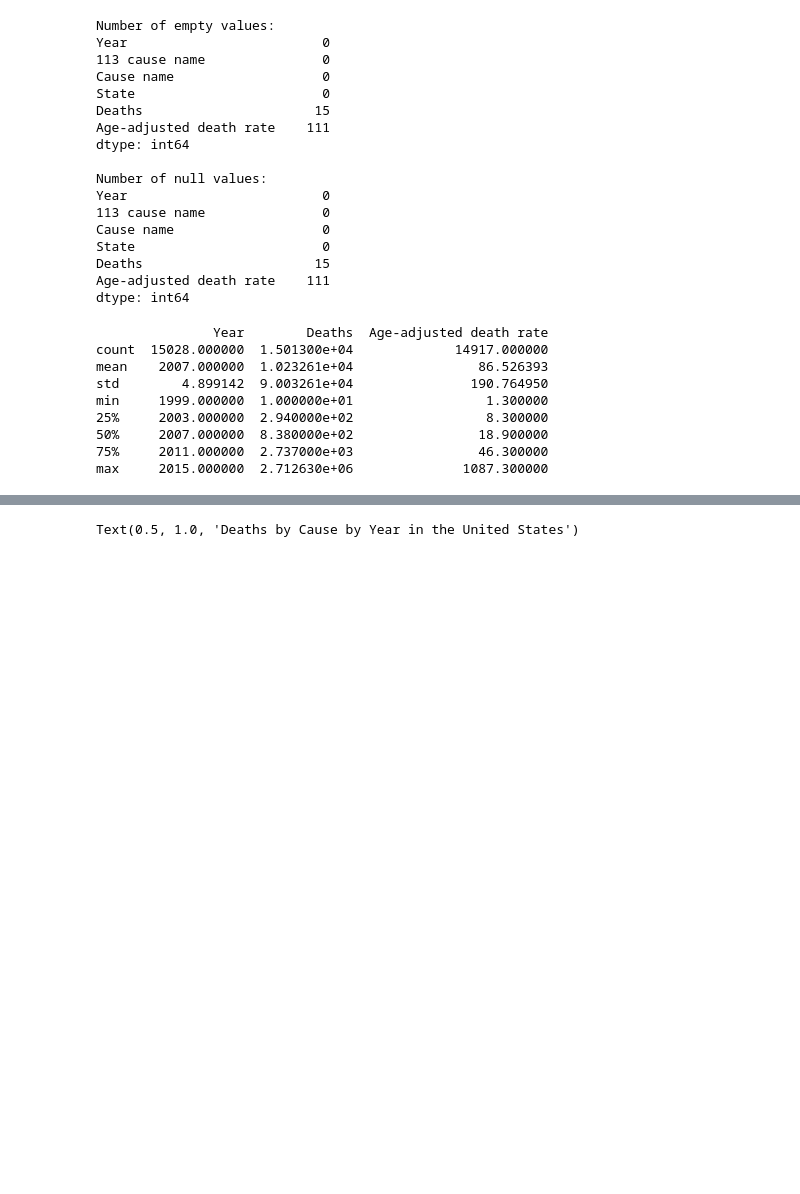
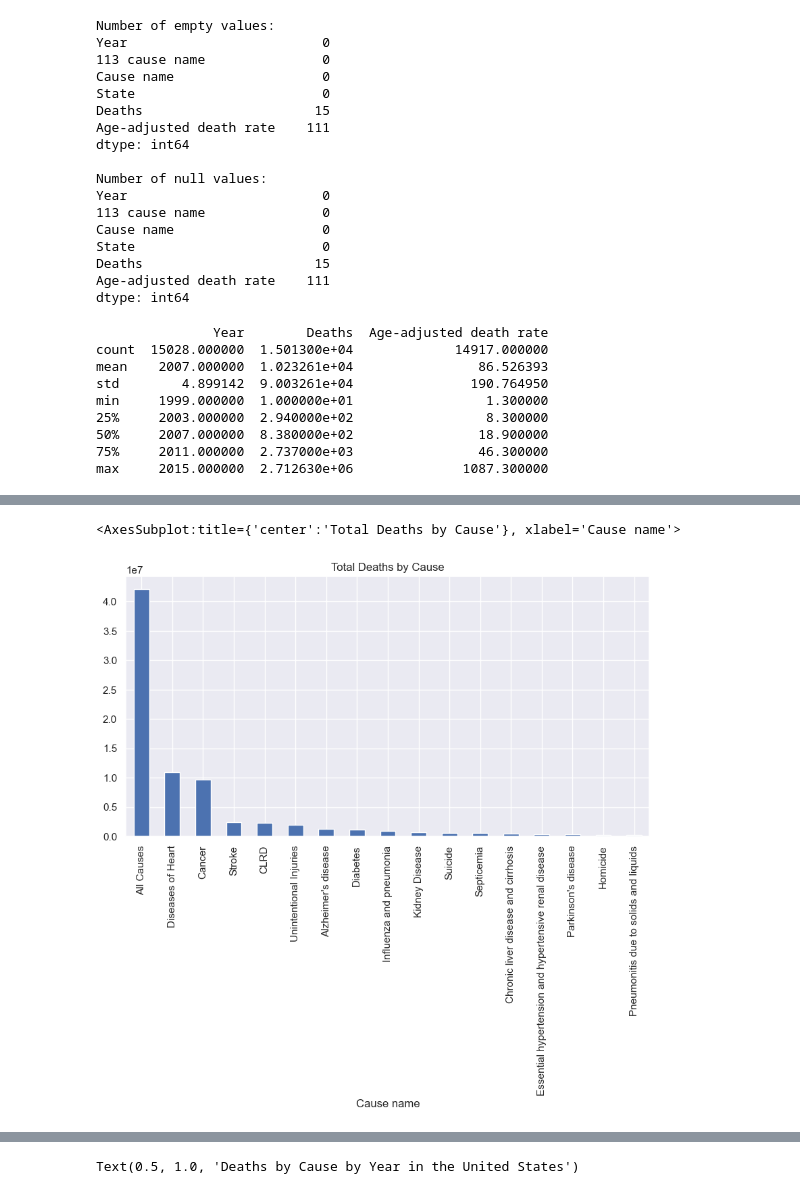
Before and after one commit to mattlehrer/research_methods_assignment_6, a Jupyter notebook: Assignment6_Group_C.ipynb, the cells around one changed output, grey strips where cells are left out. Saved outputs shown, nothing was run; the diff lists cells and outputs as text; code cells hidden in the pictures; blank space fills up the shorter version.

```diff
--- a/Assignment6_Group_C.ipynb
+++ b/Assignment6_Group_C.ipynb
@@ -147,0 +135,8 @@ us_by_year.plot(kind='bar', figsize=(10, 5), title='Deaths by Year in the United
+# %%
+# total deaths by cause across all years
+us.groupby('Cause name')['Deaths'].sum().sort_values(ascending=False).plot(kind='bar', figsize=(10, 5), title='Total Deaths by Cause')
+
+# us.Deaths.value_counts(normalize=False).plot.bar()
+# %% [output]
+<AxesSubplot:title={'center':'Total Deaths by Cause'}, xlabel='Cause name'>
+[figure, added]
```
Also changed, not shown: parts of 10 cells of this notebook.
